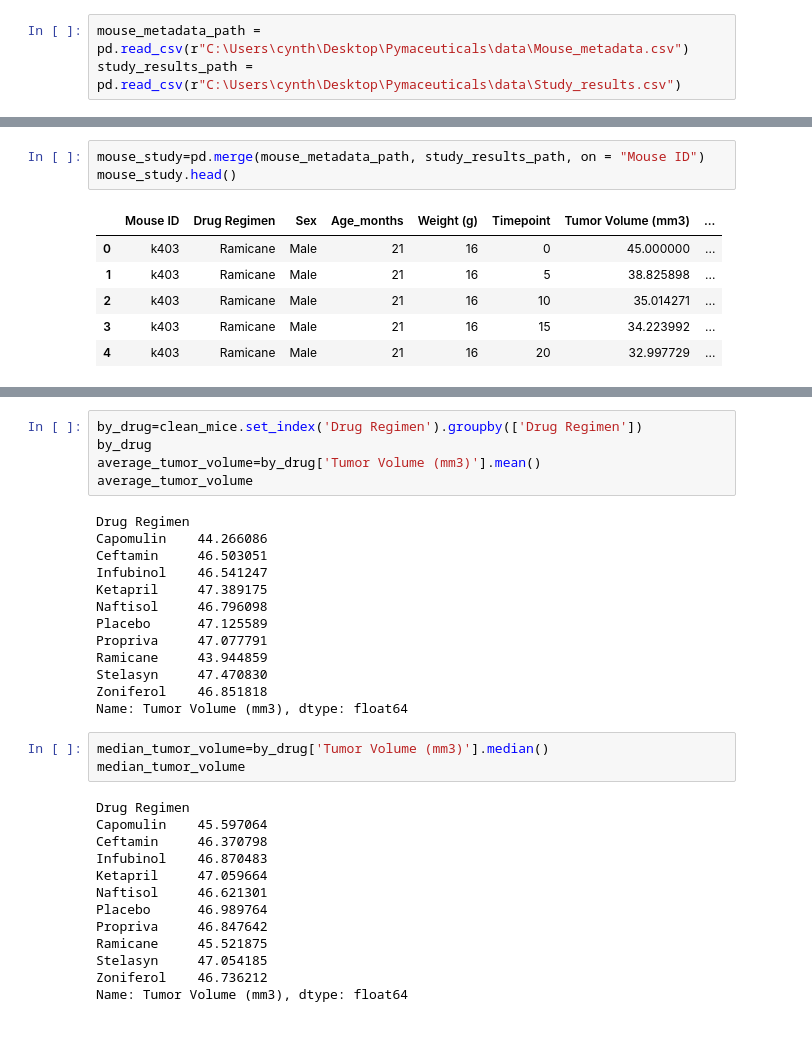
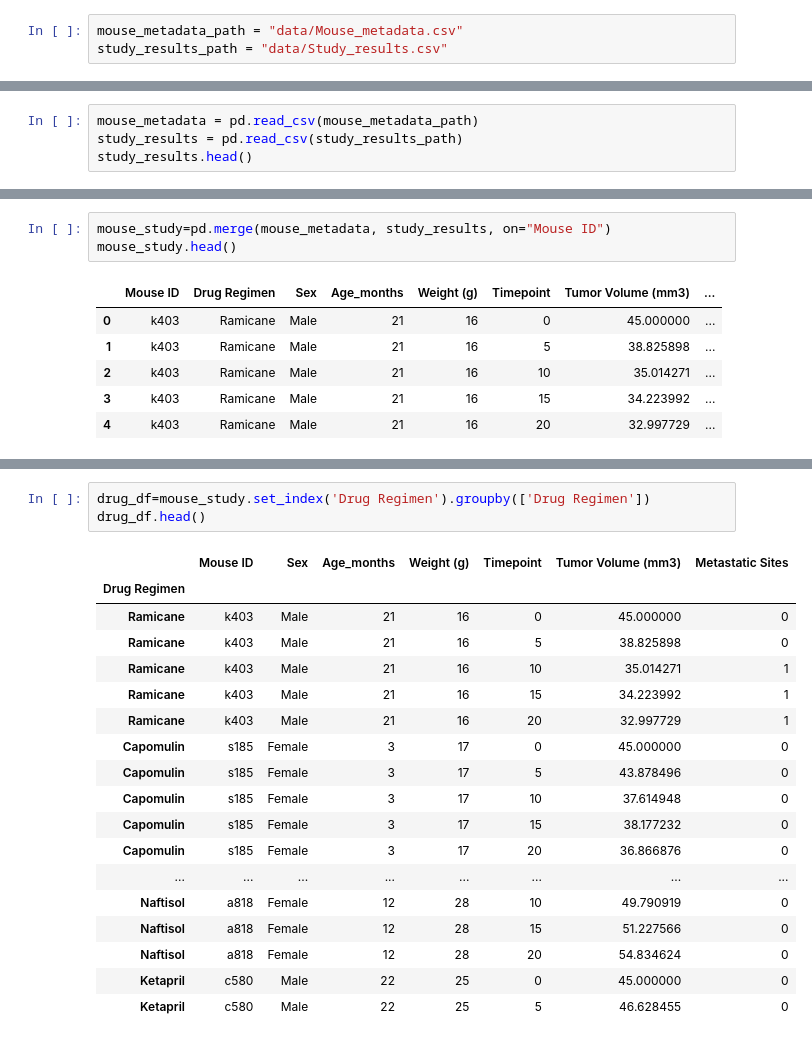
Before and after one commit to cynthiazhang88/Pymaceuticals, a Jupyter notebook: Observations and Insights.ipynb, the cells around one changed output, grey strips where cells are left out. Saved outputs shown, nothing was run; the diff lists cells and outputs as text.

```diff
--- a/Observations and Insights.ipynb
+++ b/Observations and Insights.ipynb
@@ -5,3 +7,3 @@ import scipy.stats as st
 # %%
-mouse_metadata_path = pd.read_csv(r"C:\Users\cynth\Desktop\Pymaceuticals\data\Mouse_metadata.csv")
-study_results_path = pd.read_csv(r"C:\Users\cynth\Desktop\Pymaceuticals\data\Study_results.csv")
+mouse_metadata_path = "data/Mouse_metadata.csv"
+study_results_path = "data/Study_results.csv"
@@ -25,0 +10,4 @@ mouse_metadata_path
+# %%
+mouse_metadata = pd.read_csv(mouse_metadata_path)
+study_results = pd.read_csv(study_results_path)
+study_results.head()
@@ -26,5 +21,5 @@ mouse_metadata_path
 # %%
-mouse_study=pd.merge(mouse_metadata_path, study_results_path, on = "Mouse ID")
+mouse_study=pd.merge(mouse_metadata, study_results, on="Mouse ID")
 mouse_study.head()
 # %% [output]
 |  | Mouse ID | Drug Regimen | Sex | Age_months | Weight (g) | Timepoint | Tumor Volume (mm3) | ... |
@@ -73,34 +54,22 @@ gender
 # %%
-by_drug=clean_mice.set_index('Drug Regimen').groupby(['Drug Regimen'])
-by_drug
-average_tumor_volume=by_drug['Tumor Volume (mm3)'].mean()
-average_tumor_volume
+drug_df=mouse_study.set_index('Drug Regimen').groupby(['Drug Regimen'])
+drug_df.head()
 # %% [output]
-Drug Regimen
-Capomulin    44.266086
-Ceftamin     46.503051
-Infubinol    46.541247
-Ketapril     47.389175
-Naftisol     46.796098
-Placebo      47.125589
-Propriva     47.077791
-Ramicane     43.944859
-Stelasyn     47.470830
-Zoniferol    46.851818
-Name: Tumor Volume (mm3), dtype: float64
+|  | Mouse ID | Sex | Age_months | Weight (g) | Timepoint | Tumor Volume (mm3) | Metastatic Sites |
+| Drug Regimen |  |  |  |  |  |  |  |
+| Ramicane | k403 | Male | 21 | 16 | 0 | 45.000000 | 0 |
+| Ramicane | k403 | Male | 21 | 16 | 5 | 38.825898 | 0 |
+| Ramicane | k403 | Male | 21 | 16 | 10 | 35.014271 | 1 |
+| Ramicane | k403 | Male | 21 | 16 | 15 | 34.223992 | 1 |
+| Ramicane | k403 | Male | 21 | 16 | 20 | 32.997729 | 1 |
+| Capomulin | s185 | Female | 3 | 17 | 0 | 45.000000 | 0 |
+| Capomulin | s185 | Female | 3 | 17 | 5 | 43.878496 | 0 |
+| Capomulin | s185 | Female | 3 | 17 | 10 | 37.614948 | 0 |
+| Capomulin | s185 | Female | 3 | 17 | 15 | 38.177232 | 0 |
+| Capomulin | s185 | Female | 3 | 17 | 20 | 36.866876 | 0 |
+| ... | ... | ... | ... | ... | ... | ... | ... |
+| Naftisol | a818 | Female | 12 | 28 | 10 | 49.790919 | 0 |
+| Naftisol | a818 | Female | 12 | 28 | 15 | 51.227566 | 0 |
+| Naftisol | a818 | Female | 12 | 28 | 20 | 54.834624 | 0 |
+| Ketapril | c580 | Male | 22 | 25 | 0 | 45.000000 | 0 |
+| Ketapril | c580 | Male | 22 | 25 | 5 | 46.628455 | 0 |
-# %%
-median_tumor_volume=by_drug['Tumor Volume (mm3)'].median()
-median_tumor_volume
-# %% [output]
-Drug Regimen
-Capomulin    45.597064
-Ceftamin     46.370798
-Infubinol    46.870483
-Ketapril     47.059664
-Naftisol     46.621301
-Placebo      46.989764
-Propriva     46.847642
-Ramicane     45.521875
-Stelasyn     47.054185
-Zoniferol    46.736212
-Name: Tumor Volume (mm3), dtype: float64
```
Also changed, not shown: parts of 19 cells of this notebook.
